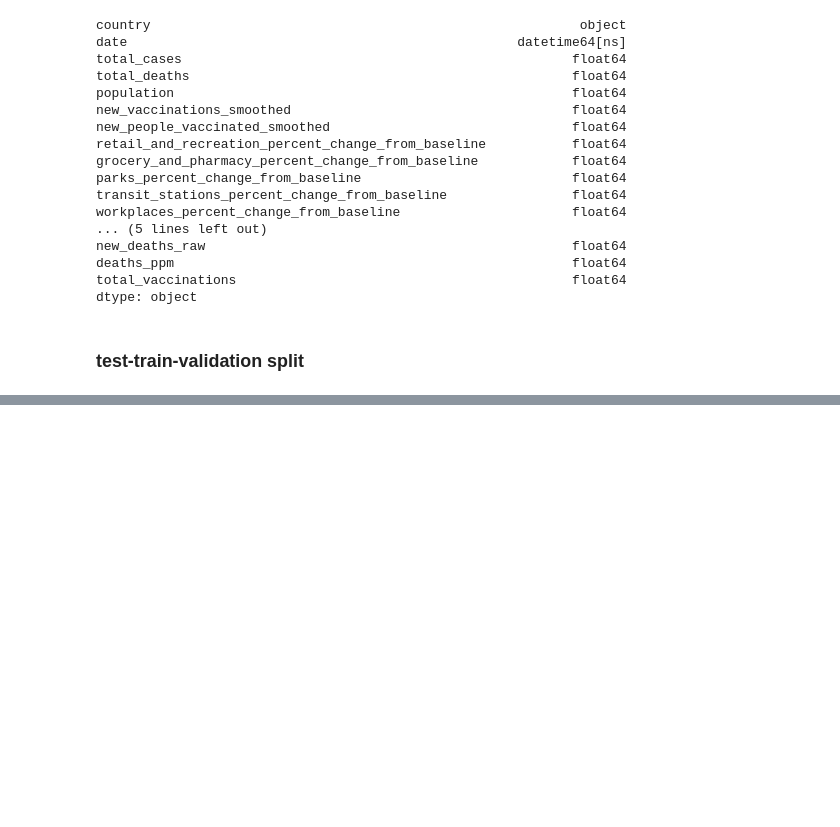
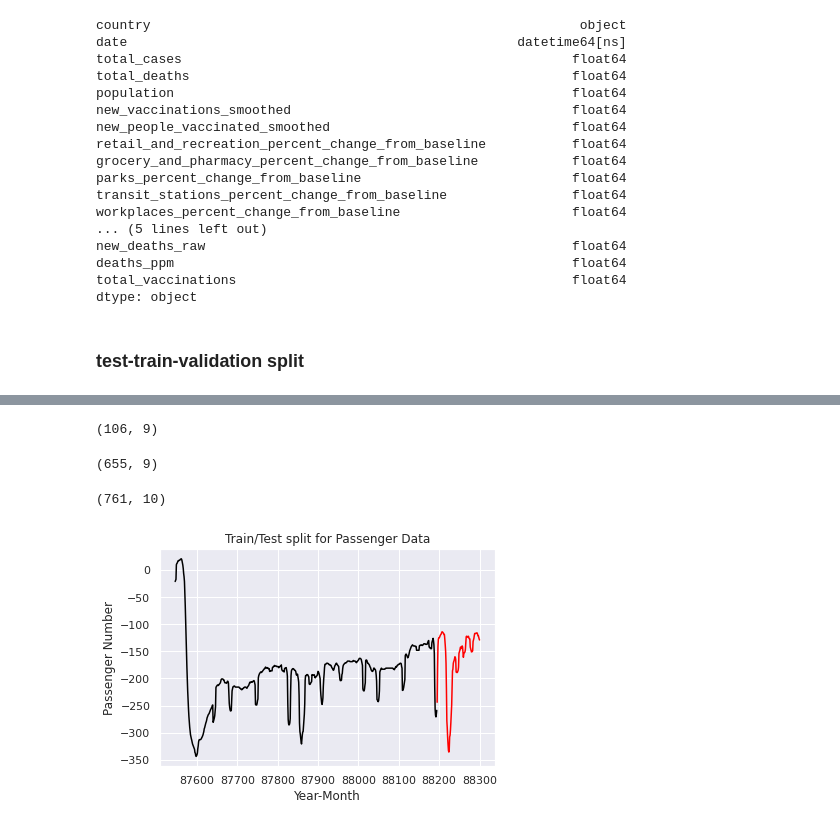
Before and after one commit to aramasethu/CS_573_project, a Jupyter notebook: Lag_model_CS_573.ipynb, the cells around one changed output, grey strips where cells are left out. Saved outputs shown, nothing was run; the diff lists cells and outputs as text; code cells hidden in the pictures; blank space fills up the shorter version.

```diff
--- a/Lag_model_CS_573.ipynb
+++ b/Lag_model_CS_573.ipynb
@@ -386,0 +398,9 @@ df_train_2, df_val_1 = train_test_split_udf (df_train_1, 0.125)
+# %%
+train = df_sub[df_sub['date'] < pd.to_datetime("2021-12", format='%Y-%m')]
+train['train'] = train['mov_avg_work_mob']
+del train['date']
+del train['mov_avg_work_mob']
+test = df_sub[df_sub['date'] >= pd.to_datetime("2021-12", format='%Y-%m')]
+del test['date']
+test['test'] = test['mov_avg_work_mob']
+del test['mov_avg_work_mob']
@@ -386,0 +418,23 @@ df_train_2, df_val_1 = train_test_split_udf (df_train_1, 0.125)
+# %%
+test.shape
+# %% [output]
+(106, 9)
+# %%
+train.shape
+# %% [output]
+(655, 9)
+# %%
+df_sub.shape
+# %% [output]
+(761, 10)
+# %%
+import seaborn as sns
+plt.plot(train['train'], color = "black")
+plt.plot(test['test'], color = "red")
+plt.title("Train/Test split for Passenger Data")
+plt.ylabel("Passenger Number")
+plt.xlabel('Year-Month')
+sns.set()
+plt.show()
+# %% [output]
+[figure, added]
```
Also changed, not shown: parts of 8 cells of this notebook.
